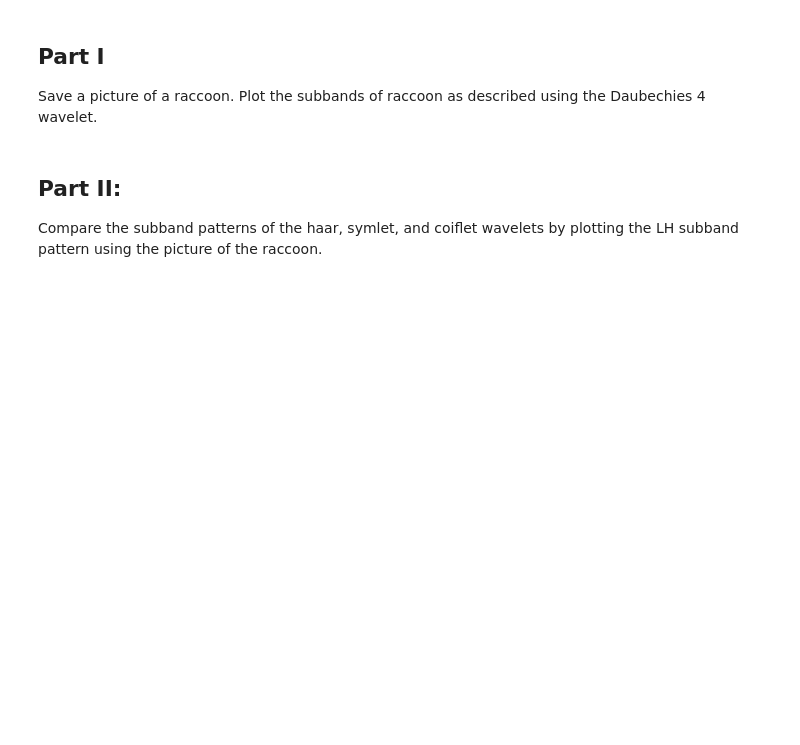
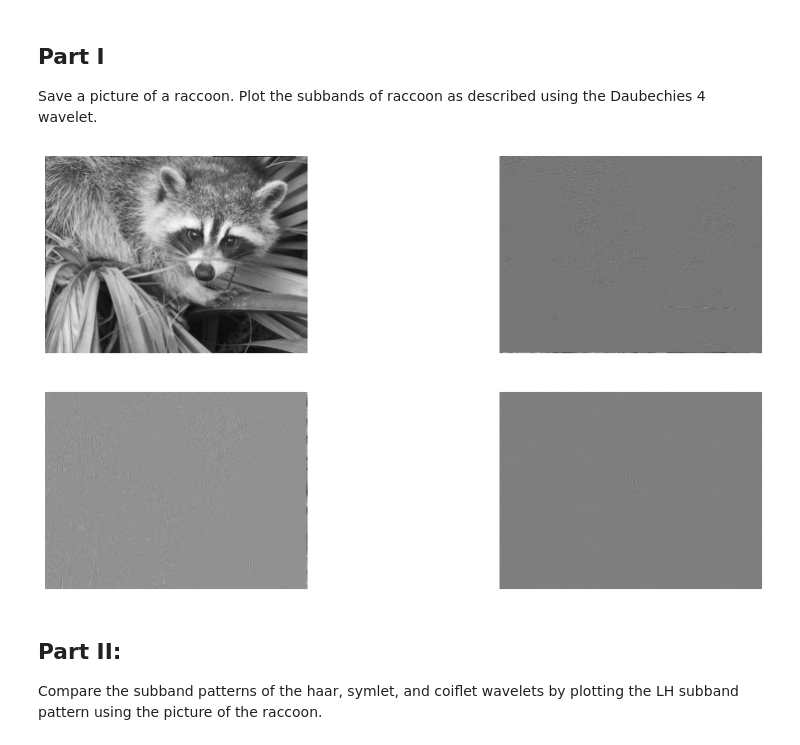
Before and after one commit to acjo/algorithims_optimization, a Jupyter notebook: Wavelets/wavelets.ipynb, the cells around one changed output. Cells and saved outputs as stored; diff of their text form; code cells hidden in the pictures; blank space fills up the shorter version.

Commit message:
wavelet through question 6

```diff
--- a/Wavelets/wavelets.ipynb
+++ b/Wavelets/wavelets.ipynb
@@ -74,3 +116,23 @@ Save a picture of a raccoon. Plot the subbands of raccoon as described using the
+# %%
+# Plot the first level of approximation and detail coefficients for the woman_darkhair image using the Daubechies 4 wavelet.
+
+racoon = face(True)
+lw = pywt.dwt2(racoon, 'db4', mode='per')
+fig, axs = plt.subplots(2, 2)
+for i in range(2):
+    for j in range(2):
+        ax = axs[i, j]
+        if i == 0 and j == 0:
+            ax.imshow(lw[0], cmap='gray')
+            w=0
+        else:
+            ax.imshow(lw[1][w], cmap='gray')
+            w+=1
+        ax.axis('off')
+
+plt.show()
+# %% [output]
+[figure, added]
 # %% [markdown]
 ## Part II:
 Compare the subband patterns of the haar, symlet, and coiflet wavelets by plotting the LH subband pattern using the picture of the raccoon.
```
Also changed, not shown: parts of 15 cells of this notebook.
